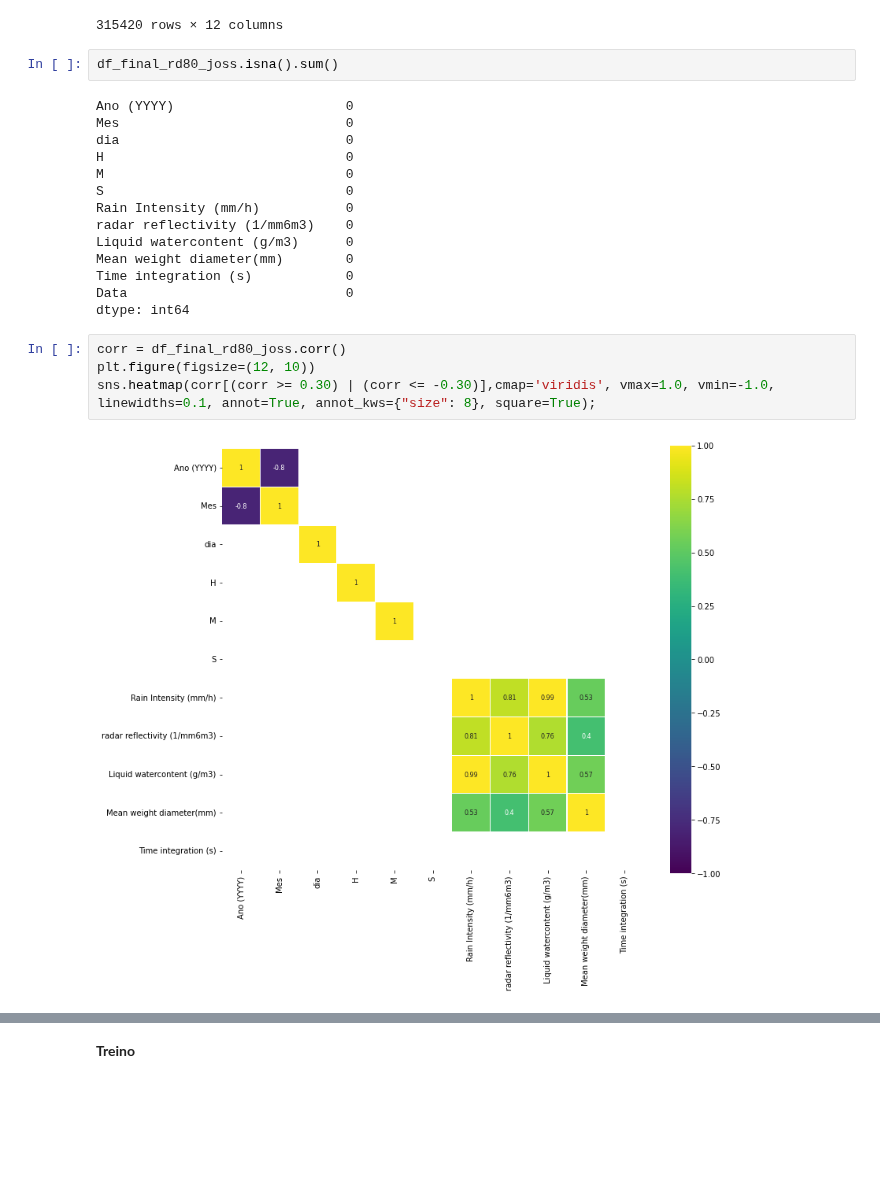
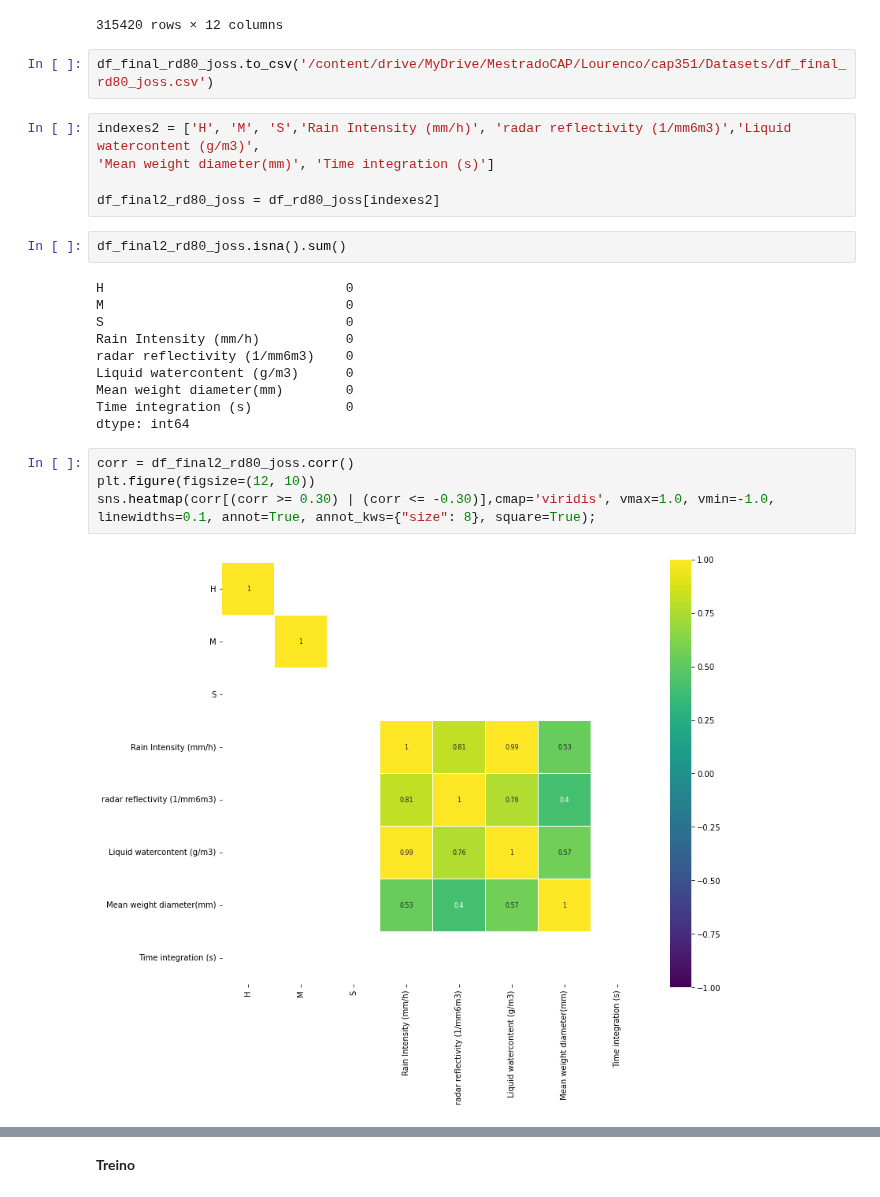
Before and after one commit to lourencocavalcante/Neurocomputacao, a Jupyter notebook: CAP351_Projeto_01_MLP.ipynb, the cells around one changed output, grey strips where cells are left out. Drawn from its saved outputs; the diff is of its cells as text; blank space fills up the shorter version.

```diff
--- a/CAP351_Projeto_01_MLP.ipynb
+++ b/CAP351_Projeto_01_MLP.ipynb
@@ -177,12 +171,16 @@ df_final_rd80_joss
 | 315418 | 2022 | 6 | 29 | 9 | 8 | 0 | 0.00497 | 0.10235 | ... |
 | 315419 | 2022 | 6 | 29 | 9 | 9 | 0 | 0.00000 | 0.00000 | ... |
 315420 rows × 12 columns
+# %%
+df_final_rd80_joss.to_csv('/content/drive/MyDrive/MestradoCAP/Lourenco/cap351/Datasets/df_final_rd80_joss.csv')
+# %%
+indexes2 = ['H', 'M', 'S','Rain Intensity (mm/h)', 'radar reflectivity (1/mm6m3)','Liquid watercontent (g/m3)',
+'Mean weight diameter(mm)', 'Time integration (s)']
+
+df_final2_rd80_joss = df_rd80_joss[indexes2]
 # %%
-df_final_rd80_joss.isna().sum()
+df_final2_rd80_joss.isna().sum()
 # %% [output]
-Ano (YYYY)                      0
-Mes                             0
-dia                             0
 H                               0
 M                               0
 S                               0
@@ -191,14 +189,13 @@ radar reflectivity (1/mm6m3)    0
 Liquid watercontent (g/m3)      0
 Mean weight diameter(mm)        0
 Time integration (s)            0
-Data                            0
 dtype: int64
 # %%
-corr = df_final_rd80_joss.corr()
+corr = df_final2_rd80_joss.corr()
 plt.figure(figsize=(12, 10))
 sns.heatmap(corr[(corr >= 0.30) | (corr <= -0.30)],cmap='viridis', vmax=1.0, vmin=-1.0, linewidths=0.1, annot=True, annot_kws={"size": 8}, square=True);
 # %% [output]
-[figure, old version]
+[figure, new version]
 # %%
 #from IPython.core.pylabtools import figsize
 figure(figsize=(10,5),dpi=80)
```
Also changed, not shown: parts of 12 cells of this notebook.
